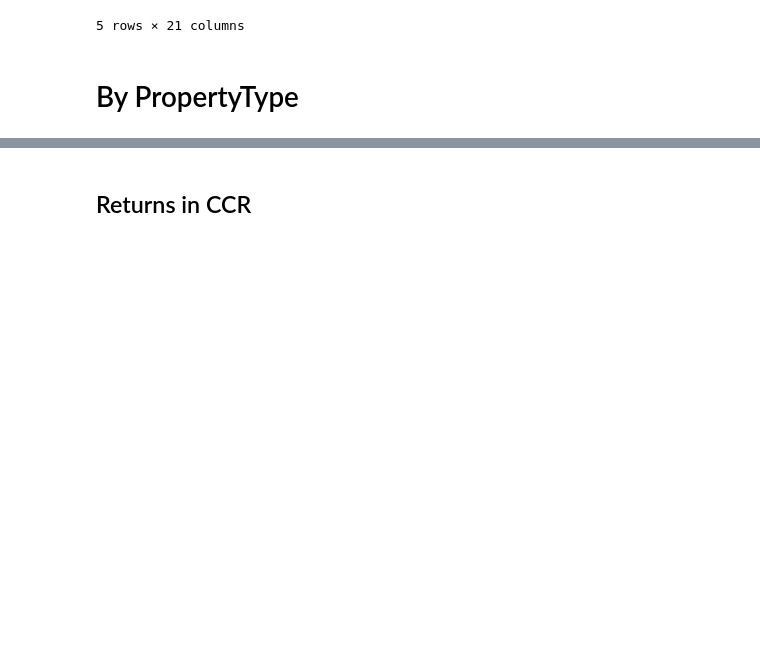
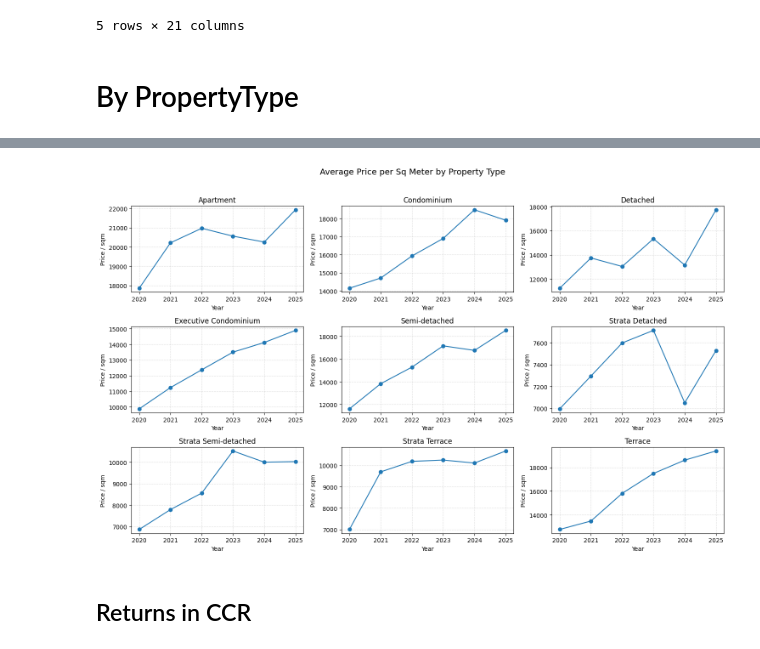
Before and after one commit to AdityaPugalia/Singapore-Housing-Price-Analysis, a Jupyter notebook: Returns_PropPrice.ipynb, the cells around one changed output, grey strips where cells are left out. Cells and saved outputs as stored; diff of their text form; code cells hidden in the pictures; blank space fills up the shorter version.

```diff
--- a/Returns_PropPrice.ipynb
+++ b/Returns_PropPrice.ipynb
@@ -56,0 +75,5 @@ df.head()
+# %%
+# Normalize prices to per square foot
+df_all['price_psm'] = df_all['mean_price'] / df_all['area']
+df_all['price_psm'] = df_all['price_psm'].round(2)
+df_all.head()
@@ -56,0 +106,10 @@ df.head()
+# %%
+df_all["pct_change"] = (
+    df_all.groupby("propertyType")["weighted_price_psm"].pct_change()
+)
+df_all["log_return"] = (
+    df_all.groupby("propertyType")["weighted_price_psm"]
+    .transform(lambda x: np.log(x / x.shift(1)))
+)
+
+df_all.head()
@@ -57,3 +123,33 @@ df.head()
+# %%
+property_types = df_all["propertyType"].unique()
+n_types = len(property_types)
+
+# Define grid layout: 3 columns
+ncols = 3
+nrows = math.ceil(n_types / ncols)
+# %%
+fig, axes = plt.subplots(nrows, ncols, figsize=(15, nrows * 3), sharex=False)
+axes = axes.flatten()
+
+for i, ptype in enumerate(property_types):
+    ax = axes[i]
+    subset = df_all[df_all["propertyType"] == ptype]
+    ax.plot(subset["contractYear"], subset["weighted_price_psm"], marker="o", lw=1.5)
+    ax.set_title(ptype)
+    ax.set_xlabel("Year")
+    ax.xaxis.set_major_locator(mticker.MultipleLocator(1))  # every 1 year
+    ax.set_ylabel("Price / sqm")
+    ax.grid(True, linestyle="--", alpha=0.4)
+
+# Hide any unused subplots
+for j in range(i + 1, len(axes)):
+    fig.delaxes(axes[j])
+
+fig.suptitle("Average Price per Sq Meter by Property Type", fontsize=14, y=1.02)
+plt.tight_layout()
+plt.show()
+# %% [output]
+[figure, added]
 # %% [markdown]
 ## Returns in CCR
 # %%
```
Also changed, not shown: parts of 9 cells of this notebook, 1 other file.
